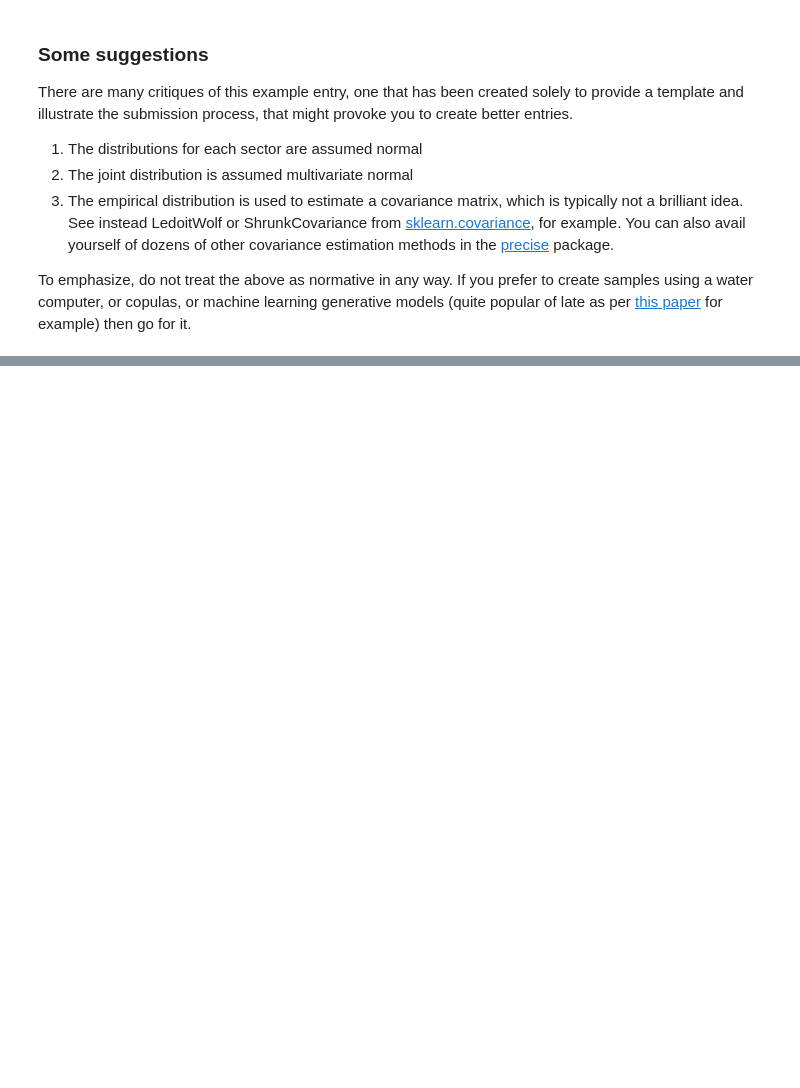
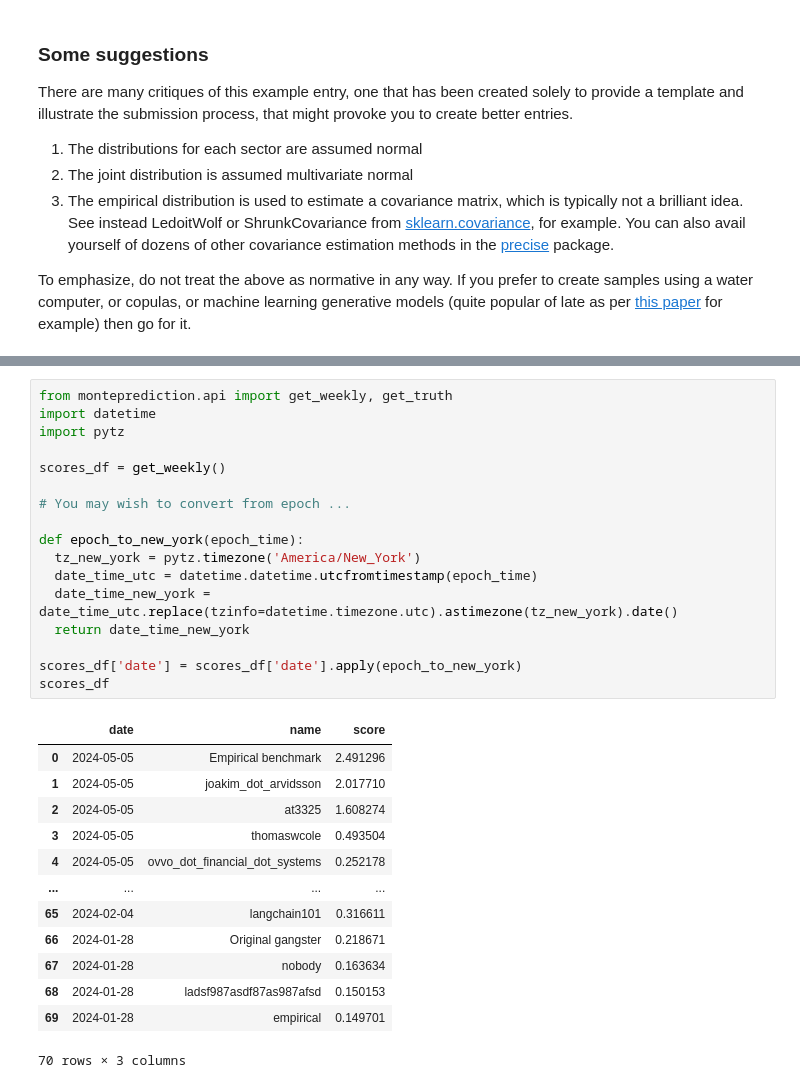
Before and after one commit to microprediction/monteprediction_colab_examples, a Jupyter notebook: monteprediction_entry.ipynb, the cells around one changed output, grey strips where cells are left out. Saved outputs shown, nothing was run; the diff lists cells and outputs as text; blank space fills up the shorter version.

```diff
--- a/monteprediction_entry.ipynb
+++ b/monteprediction_entry.ipynb
@@ -172,0 +198,31 @@ So, it is very important to submit each and every week. I strongly suggest setti
+# %%
+from monteprediction.api import get_weekly, get_truth
+import datetime
+import pytz
+
+scores_df = get_weekly()
+
+# You may wish to convert from epoch ...
+
+def epoch_to_new_york(epoch_time):
+  tz_new_york = pytz.timezone('America/New_York')
+  date_time_utc = datetime.datetime.utcfromtimestamp(epoch_time)
+  date_time_new_york = date_time_utc.replace(tzinfo=datetime.timezone.utc).astimezone(tz_new_york).date()
+  return date_time_new_york
+
+scores_df['date'] = scores_df['date'].apply(epoch_to_new_york)
+scores_df
+# %% [output]
+|  | date | name | score |
+| 0 | 2024-05-05 | Empirical benchmark | 2.491296 |
+| 1 | 2024-05-05 | joakim_dot_arvidsson | 2.017710 |
+| 2 | 2024-05-05 | at3325 | 1.608274 |
+| 3 | 2024-05-05 | thomaswcole | 0.493504 |
+| 4 | 2024-05-05 | ovvo_dot_financial_dot_systems | 0.252178 |
+| ... | ... | ... | ... |
+| 65 | 2024-02-04 | langchain101 | 0.316611 |
+| 66 | 2024-01-28 | Original gangster | 0.218671 |
+| 67 | 2024-01-28 | nobody | 0.163634 |
+| 68 | 2024-01-28 | ladsf987asdf87as987afsd | 0.150153 |
+| 69 | 2024-01-28 | empirical | 0.149701 |
+70 rows × 3 columns
```
Also changed, not shown: parts of 4 cells of this notebook.
